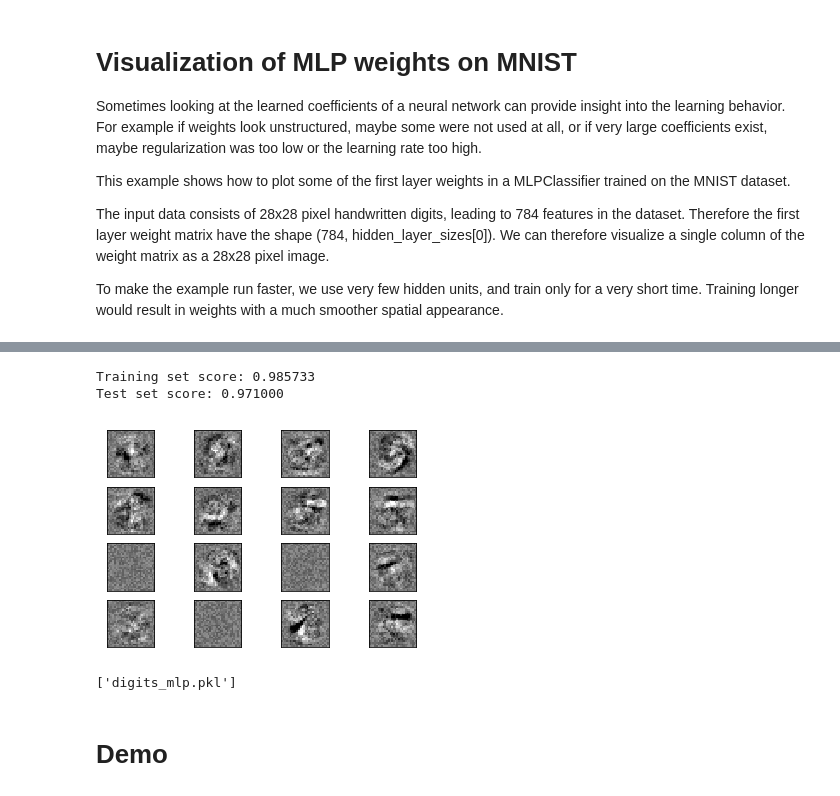
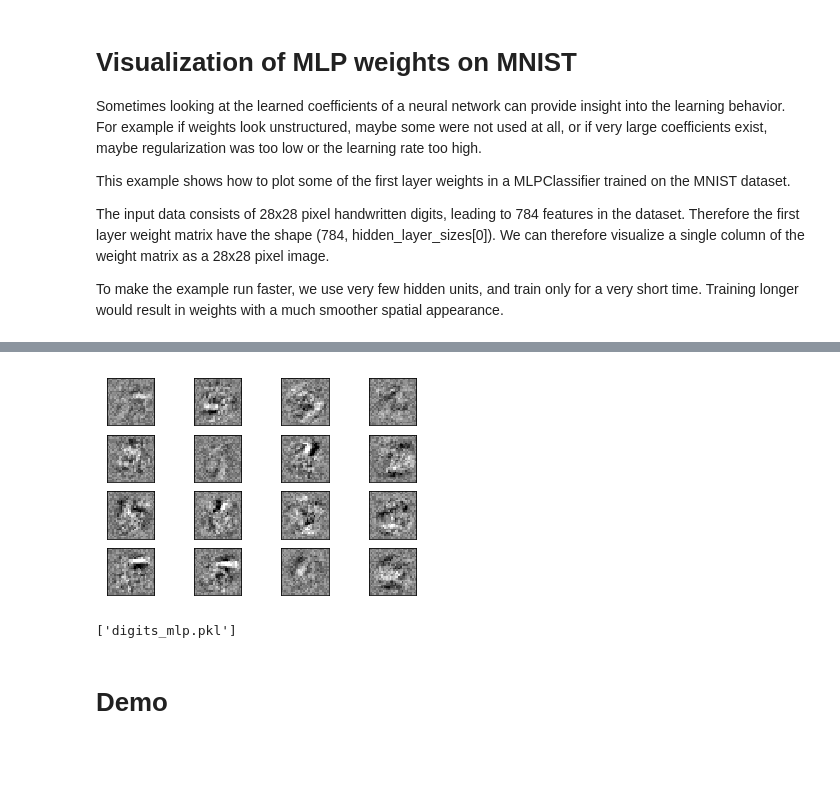
Before and after one commit to snowcxt/TextClassification, a Jupyter notebook: digitRecognition/Digit Recognition MLP.ipynb, the cells around one changed output, grey strips where cells are left out. Saved outputs shown, nothing was run; the diff lists cells and outputs as text; code cells hidden in the pictures; blank space fills up the shorter version.

Commit message:
update MLPClassifier

```diff
--- a/digitRecognition/Digit Recognition MLP.ipynb
+++ b/digitRecognition/Digit Recognition MLP.ipynb
@@ -41,7 +41,7 @@ y_train, y_test = y[:60000], y[60000:]
 
 # mlp = MLPClassifier(hidden_layer_sizes=(100, 100), max_iter=400, alpha=1e-4,
 #                     solver='sgd', verbose=10, tol=1e-4, random_state=1)
-mlp = MLPClassifier(hidden_layer_sizes=(50,), max_iter=10, alpha=1e-4,
+mlp = MLPClassifier(hidden_layer_sizes=(100, 100), max_iter=400, alpha=1e-4,
                     solver='sgd', verbose=10, tol=1e-4, random_state=1,
                     learning_rate_init=.1)
 
@@ -77,7 +83,5 @@ Iteration 10, loss = 0.04708320
+[figure, new version]
-Training set score: 0.985733
-Test set score: 0.971000
+['digits_mlp.pkl']
-[figure, old version]
-['digits_mlp.pkl']
 # %% [markdown]
 # Demo
 # %%
```
Also changed, not shown: parts of 2 cells of this notebook, 1 other file.
